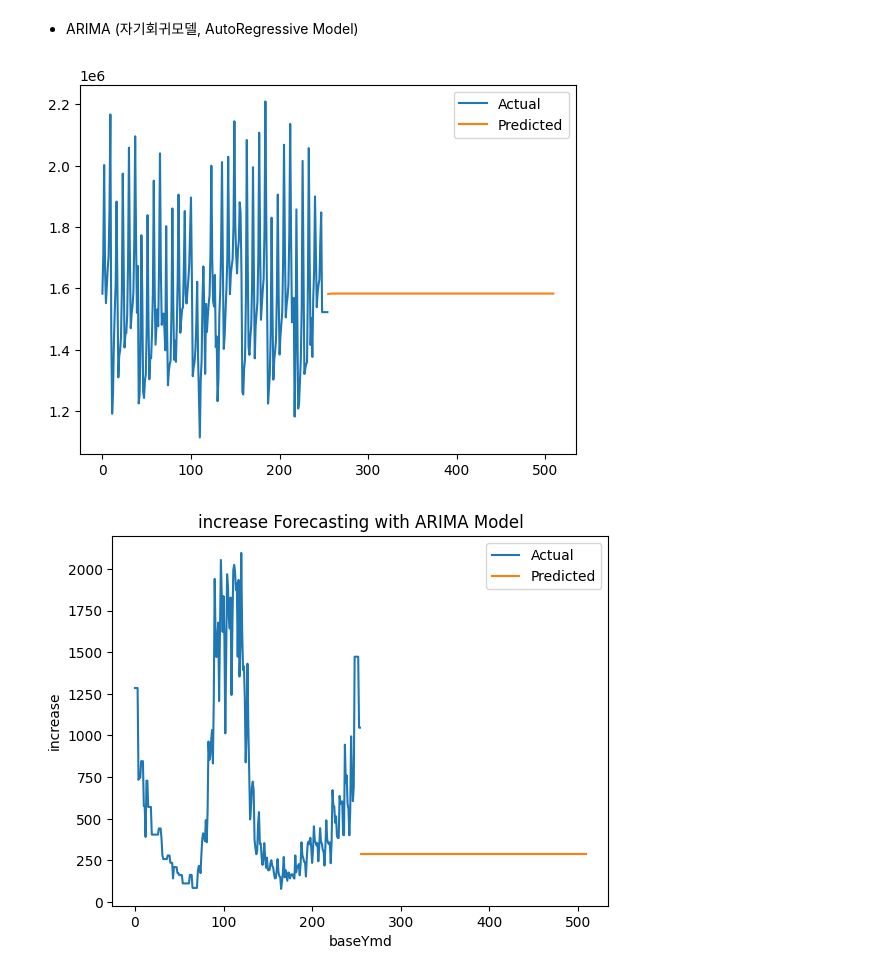
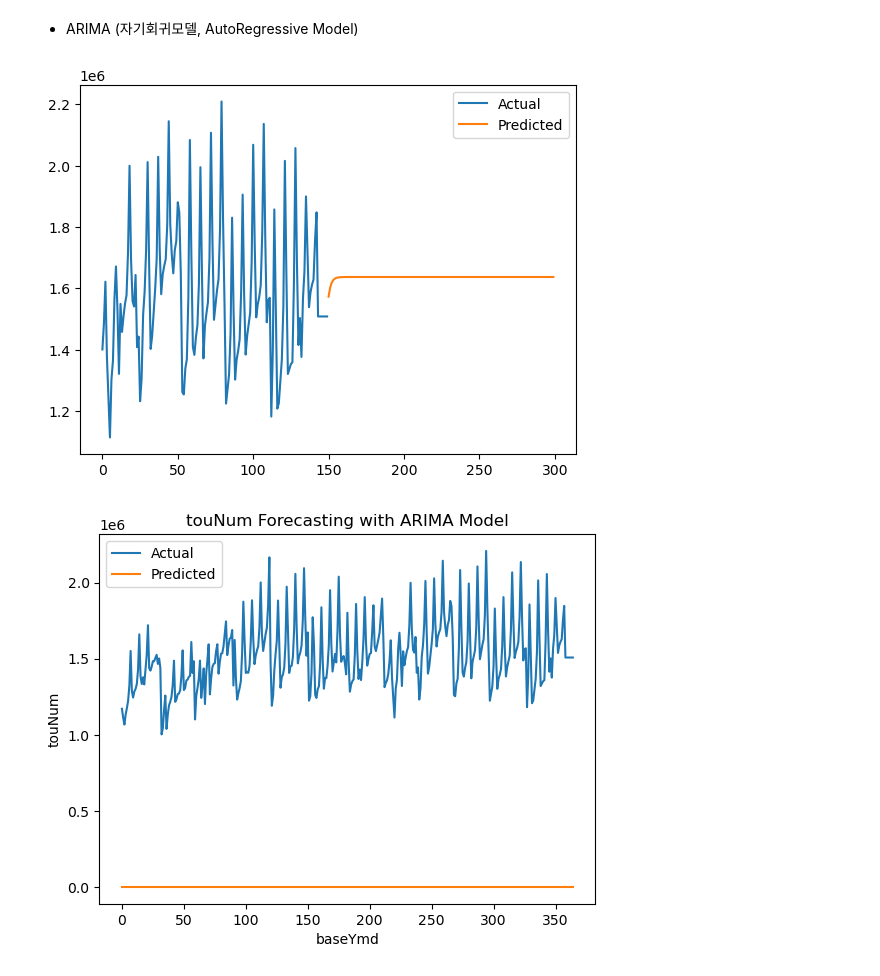
Before and after one commit to krkoki/MiniProject_Regression, a Jupyter notebook: regresiion.ipynb, the cells around one changed output. Cells and saved outputs as stored; diff of their text form; code cells hidden in the pictures.

```diff
--- a/regresiion.ipynb
+++ b/regresiion.ipynb
@@ -59,0 +168,6 @@ memory usage: 581.8+ KB
+# %%
+df_drop = df.drop(columns= ['touNum', 'avgTemp', 'dayRf', 'daySf', 'AccumulateCovid19', 'increase', 'localIncrease', 'CovidForeigner'])
+# %%
+df = pd.concat([df_drop, df_col], axis=1)
+df.to_csv('./data/df_final.csv', index=False, encoding='utf-8')
+df
@@ -378,8 +1041,8 @@ MAE: 24464.41, RMSE: 31395.40
 # df_seoul = df_seoul.set_index('baseYmd')
 
 # 마지막 30일을 검증용 데이터로 사용
-train_data = df_seoul.iloc[:-110]
-test_data = df_seoul.iloc[-255:]
+train_data = df_seoul.iloc[:-215]
+test_data = df_seoul.iloc[-150:]
 
 model = ARIMA(train_data['touNum'], order=(1,1,1))
 model_fit = model.fit()
@@ -393,18 +1056,18 @@ plt.plot(predictions, label='Predicted')
 plt.legend()
 plt.show()
 # %% [output]
-[figure, old version]
+[figure, new version]
 # %%
 # 함수로 만들기
 
-def arima_analysis(data_path, column_name, city, order=(0,1,1), test_size=30):
+def arima_analysis(data_path, column_name, city, order=(1,1,1), test_size=365):
     # 불러올 데이터
     df = pd.read_csv(data_path, parse_dates=['baseYmd'])
     data_df = df.loc[df['areaNm'] == city]
     # 날짜 인덱스 설정
     data_df = data_df.set_index('baseYmd')
-    train_data = data_df.iloc[:-110]
-    test_data = data_df.iloc[-255:]
+    train_data = data_df.iloc[:-test_size]
+    test_data = data_df.iloc[-test_size:]
     # 학습용 모델 Train ARIMA model
     model = ARIMA(train_data[column_name], order=order)
     model_fit = model.fit()
@@ -419,6 +1082,6 @@ def arima_analysis(data_path, column_name, city, order=(0,1,1), test_size=30):
     plt.legend()
     plt.show()
 # %%
-arima_analysis('./data/result_final.csv', 'increase', '제주특별자치도')
+arima_analysis('./data/df_final.csv', 'touNum', '서울특별시')
 # %% [output]
-[figure, old version]
+[figure, new version]
```
Also changed, not shown: parts of 54 cells of this notebook, 7 other files.
